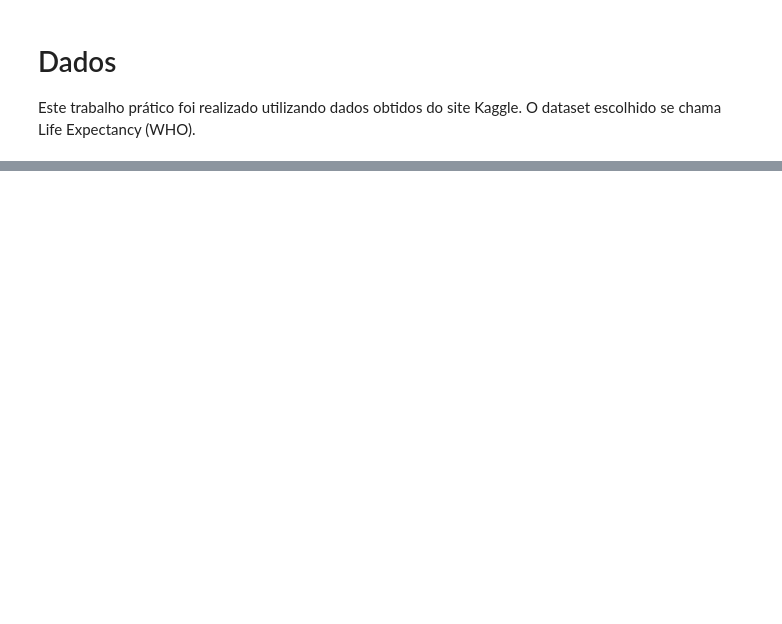
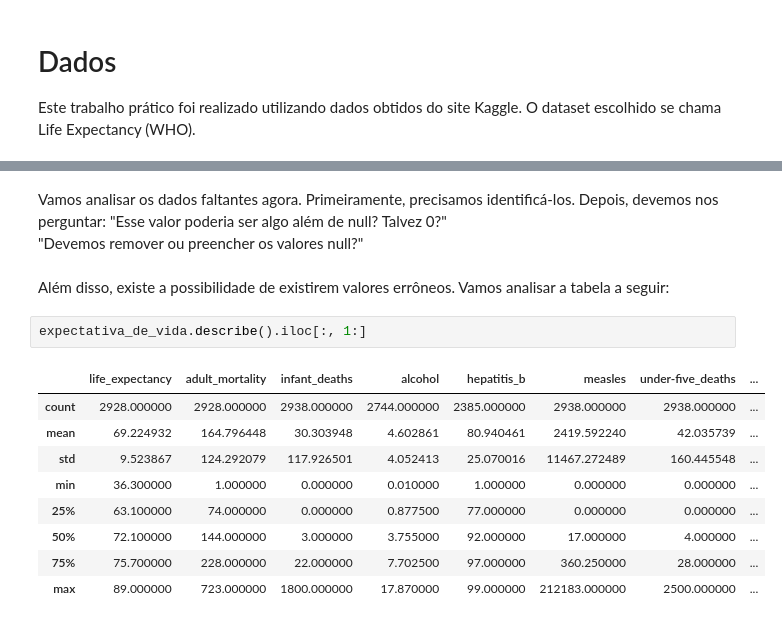
Before and after one commit to juliatiemi/icd-final-project, a Jupyter notebook: ProjetoFinalICD.ipynb, the cells around one changed output, grey strips where cells are left out. Cells and saved outputs as stored; diff of their text form; blank space fills up the shorter version.

```diff
--- a/ProjetoFinalICD.ipynb
+++ b/ProjetoFinalICD.ipynb
@@ -17,0 +84,17 @@ Como o consumo de alcool / vacinação influencia a expectativa de vida ?
+# %% [markdown]
+Vamos analisar os dados faltantes agora. Primeiramente, precisamos identificá-los. Depois, devemos nos perguntar: "Esse valor poderia ser algo além de null? Talvez 0?"<br>
+"Devemos remover ou preencher os valores null?"
+# %% [markdown]
+Além disso, existe a possibilidade de existirem valores errôneos. Vamos analisar a tabela a seguir:
+# %%
+expectativa_de_vida.describe().iloc[:, 1:]
+# %% [output]
+|  | life_expectancy | adult_mortality | infant_deaths | alcohol | hepatitis_b | measles | under-five_deaths | ... |
+| count | 2928.000000 | 2928.000000 | 2938.000000 | 2744.000000 | 2385.000000 | 2938.000000 | 2938.000000 | ... |
+| mean | 69.224932 | 164.796448 | 30.303948 | 4.602861 | 80.940461 | 2419.592240 | 42.035739 | ... |
+| std | 9.523867 | 124.292079 | 117.926501 | 4.052413 | 25.070016 | 11467.272489 | 160.445548 | ... |
+| min | 36.300000 | 1.000000 | 0.000000 | 0.010000 | 1.000000 | 0.000000 | 0.000000 | ... |
+| 25% | 63.100000 | 74.000000 | 0.000000 | 0.877500 | 77.000000 | 0.000000 | 0.000000 | ... |
+| 50% | 72.100000 | 144.000000 | 3.000000 | 3.755000 | 92.000000 | 17.000000 | 4.000000 | ... |
+| 75% | 75.700000 | 228.000000 | 22.000000 | 7.702500 | 97.000000 | 360.250000 | 28.000000 | ... |
+| max | 89.000000 | 723.000000 | 1800.000000 | 17.870000 | 99.000000 | 212183.000000 | 2500.000000 | ... |
```
Also changed, not shown: parts of 17 cells of this notebook.
